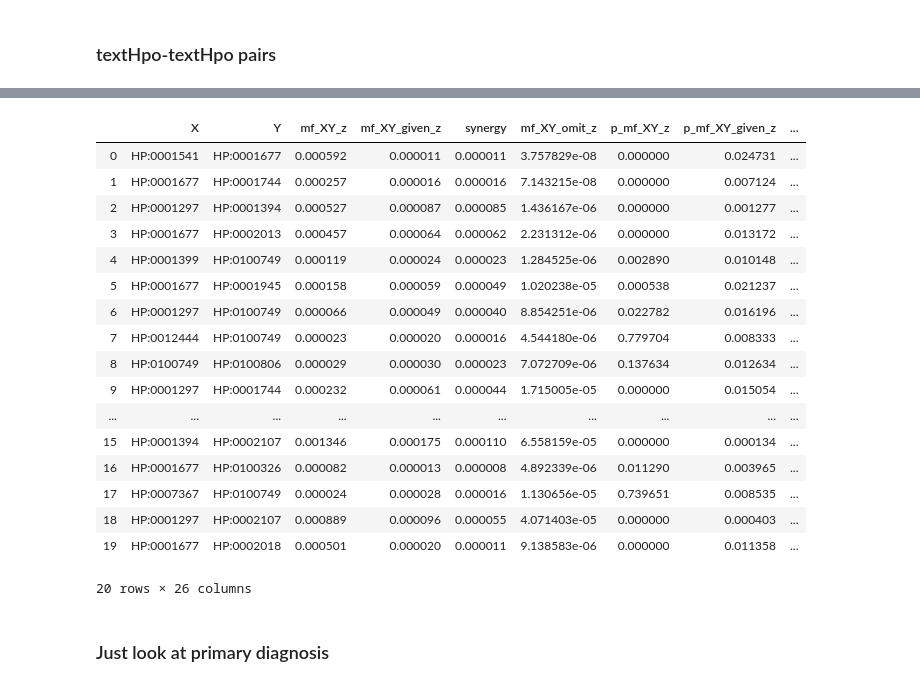
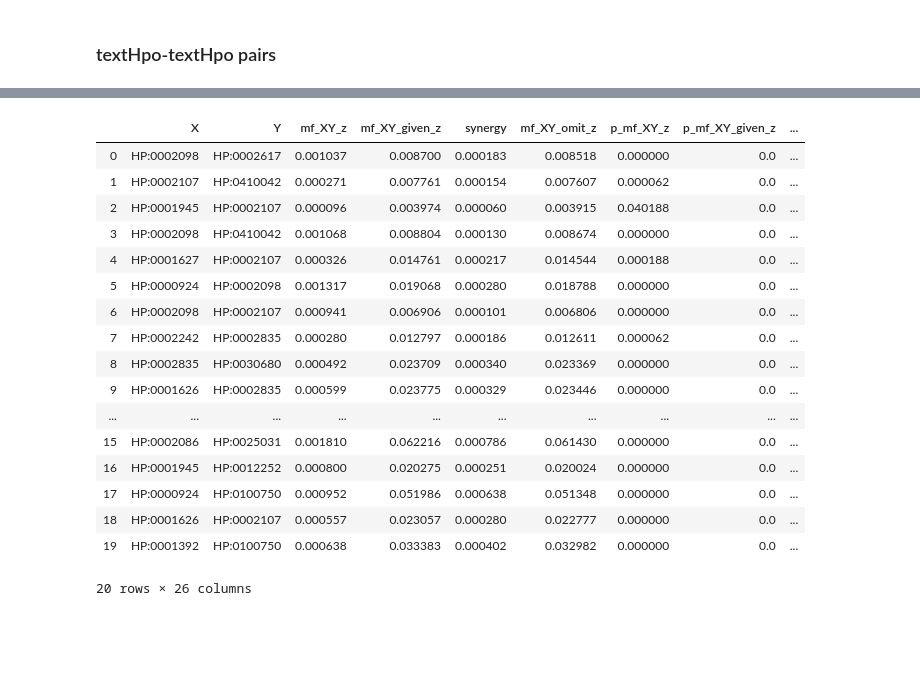
Before and after one commit to TheJacksonLaboratory/MIMIC_HPO, a Jupyter notebook: src/main/notebooks/interpretation.ipynb, the cells around one changed output, grey strips where cells are left out. Cells and saved outputs as stored; diff of their text form; code cells hidden in the pictures; blank space fills up the shorter version.

```diff
--- a/src/main/notebooks/interpretation.ipynb
+++ b/src/main/notebooks/interpretation.ipynb
@@ -221,11 +226,18 @@ def load_p_values(path):
 
 convert_to_percent = np.vectorize(lambda x: ' {:.2f}%'.format(x * 100))
 # %%
-with open('../../../data/mf_regarding_diseases/primary_only/summaries_diagnosis_textHpo_labHpo.obj', 'rb') as f:
+primary_only = True
+if primary_only:
+    diag_dir = "primary_only"
+else:
+    diag_dir = "primary_and_secondary"
+
+
+with open('../../../data/mf_regarding_diseases/{}/summaries_diagnosis_textHpo_labHpo.obj'.format(diag_dir), 'rb') as f:
     summaries_diagnosis_textHpo_labHpo = pickle.load(f)
-with open('../../../data/mf_regarding_diseases/primary_only/summaries_diagnosis_textHpo_textHpo.obj', 'rb') as f:
+with open('../../../data/mf_regarding_diseases/{}/summaries_diagnosis_textHpo_textHpo.obj'.format(diag_dir), 'rb') as f:
     summaries_diagnosis_textHpo_textHpo = pickle.load(f)
-with open('../../../data/mf_regarding_diseases/primary_only/summaries_diagnosis_labHpo_labHpo.obj', 'rb') as f:
+with open('../../../data/mf_regarding_diseases/{}/summaries_diagnosis_labHpo_labHpo.obj'.format(diag_dir), 'rb') as f:
     summaries_diagnosis_labHpo_labHpo = pickle.load(f)
 # %%
 summaries_diagnosis_textHpo_labHpo.keys()
@@ -488,9 +502,9 @@ nodes.to_csv('../../../data/mf_regarding_diseases/primary_only/cytoscape/nodes_l
 # %% [markdown]
 ### textHpo-textHpo pairs
 # %%
-disease = '584'
+disease = '493'
 mf_diagnosis_phenotypes = mf.MutualInfoXYz(summaries_diagnosis_textHpo_textHpo[disease])
-p_values = load_p_values('../../../data/mf_regarding_diseases/primary_only/{}/p_value_textHpo_textHpo_{}_primary_only.obj'.format(disease, disease))
+p_values = load_p_values('../../../data/mf_regarding_diseases/{}/{}/p_value_textHpo_textHpo_{}_{}.obj'.format(diag_dir, disease, disease, diag_dir))
 
 df_mf_Xz, df_mf_Yz, df_mf_XY_z = mf_dataframes(mf_diagnosis_phenotypes, p_values['mf_Xz'], p_values['mf_Yz'], \
                                                p_values['mf_XY_z'], p_values['mf_XY_given_z'], p_values['synergy'], \
@@ -566,35 +580,35 @@ df_mf_vs_conditional_mf.head()
 # %%
 df_mf_vs_conditional_mf = df_mf_XY_z_filtered
 df_mf_vs_conditional_mf = df_mf_vs_conditional_mf \
     .assign(mf_ratio=df_mf_vs_conditional_mf.mf_XY_given_z/df_mf_vs_conditional_mf.mf_XY_omit_z) \
     .sort_values(by='mf_ratio', ascending=False) \
     .reset_index(drop=True)
 df_mf_vs_conditional_mf \
     .rename(columns={'X': 'P1', 'Y': 'P2',
                      'mf_Xz': 'mf_P1_diag', 'mf_Yz': 'mf_P2_diag', 'mf_XY_z': 'mf_P1P2_diag', 'mf_XY_given_z': 'mf_P1P2_given_diag',
                     'p_mf_Xz': 'p_mf_P1_diag', 'p_mf_Yz': 'p_mf_P2_diag', 'p_mf_XY_z': 'p_mf_P1P2_diag', 'p_mf_XY_given_z': 'p_mf_P1P2_given_diag',
                     'mf_XY_omit_z': 'mf_P1P2_omit_diag', 'p_mf_XY_omit_z': 'p_mf_P1P2_omit_diag'}) \
     .loc[:, ['P1', 'P2', 'mf_P1P2_omit_diag', 'mf_P1P2_given_diag', 'p_mf_P1P2_omit_diag', 'p_mf_P1P2_given_diag', 'mf_ratio', 'P1_label', 'P2_label', '+++', '++-', '+-+', '+--', '-++', '-+-', '--+', '---', 'sum', 'synergy', 'p_synergy']] \
-    .to_csv('../../../data/mf_regarding_diseases/primary_only/df_mf_ratio_textHpo_textHpo_{}.csv'.format(disease))
+    .to_csv('../../../data/mf_regarding_diseases/{}/df_mf_ratio_textHpo_textHpo_{}.csv'.format(diag_dir, disease))
 df_mf_vs_conditional_mf.head(n=20)
 # %% [output]
 |  | X | Y | mf_XY_z | mf_XY_given_z | synergy | mf_XY_omit_z | p_mf_XY_z | p_mf_XY_given_z | ... |
-| 0 | HP:0001541 | HP:0001677 | 0.000592 | 0.000011 | 0.000011 | 3.757829e-08 | 0.000000 | 0.024731 | ... |
-| 1 | HP:0001677 | HP:0001744 | 0.000257 | 0.000016 | 0.000016 | 7.143215e-08 | 0.000000 | 0.007124 | ... |
-| 2 | HP:0001297 | HP:0001394 | 0.000527 | 0.000087 | 0.000085 | 1.436167e-06 | 0.000000 | 0.001277 | ... |
-| 3 | HP:0001677 | HP:0002013 | 0.000457 | 0.000064 | 0.000062 | 2.231312e-06 | 0.000000 | 0.013172 | ... |
-| 4 | HP:0001399 | HP:0100749 | 0.000119 | 0.000024 | 0.000023 | 1.284525e-06 | 0.002890 | 0.010148 | ... |
-| 5 | HP:0001677 | HP:0001945 | 0.000158 | 0.000059 | 0.000049 | 1.020238e-05 | 0.000538 | 0.021237 | ... |
-| 6 | HP:0001297 | HP:0100749 | 0.000066 | 0.000049 | 0.000040 | 8.854251e-06 | 0.022782 | 0.016196 | ... |
-| 7 | HP:0012444 | HP:0100749 | 0.000023 | 0.000020 | 0.000016 | 4.544180e-06 | 0.779704 | 0.008333 | ... |
-| 8 | HP:0100749 | HP:0100806 | 0.000029 | 0.000030 | 0.000023 | 7.072709e-06 | 0.137634 | 0.012634 | ... |
-| 9 | HP:0001297 | HP:0001744 | 0.000232 | 0.000061 | 0.000044 | 1.715005e-05 | 0.000000 | 0.015054 | ... |
+| 0 | HP:0002098 | HP:0002617 | 0.001037 | 0.008700 | 0.000183 | 0.008518 | 0.000000 | 0.0 | ... |
+| 1 | HP:0002107 | HP:0410042 | 0.000271 | 0.007761 | 0.000154 | 0.007607 | 0.000062 | 0.0 | ... |
+| 2 | HP:0001945 | HP:0002107 | 0.000096 | 0.003974 | 0.000060 | 0.003915 | 0.040188 | 0.0 | ... |
+| 3 | HP:0002098 | HP:0410042 | 0.001068 | 0.008804 | 0.000130 | 0.008674 | 0.000000 | 0.0 | ... |
+| 4 | HP:0001627 | HP:0002107 | 0.000326 | 0.014761 | 0.000217 | 0.014544 | 0.000188 | 0.0 | ... |
+| 5 | HP:0000924 | HP:0002098 | 0.001317 | 0.019068 | 0.000280 | 0.018788 | 0.000000 | 0.0 | ... |
+| 6 | HP:0002098 | HP:0002107 | 0.000941 | 0.006906 | 0.000101 | 0.006806 | 0.000000 | 0.0 | ... |
+| 7 | HP:0002242 | HP:0002835 | 0.000280 | 0.012797 | 0.000186 | 0.012611 | 0.000062 | 0.0 | ... |
+| 8 | HP:0002835 | HP:0030680 | 0.000492 | 0.023709 | 0.000340 | 0.023369 | 0.000000 | 0.0 | ... |
+| 9 | HP:0001626 | HP:0002835 | 0.000599 | 0.023775 | 0.000329 | 0.023446 | 0.000000 | 0.0 | ... |
 | ... | ... | ... | ... | ... | ... | ... | ... | ... | ... |
-| 15 | HP:0001394 | HP:0002107 | 0.001346 | 0.000175 | 0.000110 | 6.558159e-05 | 0.000000 | 0.000134 | ... |
-| 16 | HP:0001677 | HP:0100326 | 0.000082 | 0.000013 | 0.000008 | 4.892339e-06 | 0.011290 | 0.003965 | ... |
-| 17 | HP:0007367 | HP:0100749 | 0.000024 | 0.000028 | 0.000016 | 1.130656e-05 | 0.739651 | 0.008535 | ... |
-| 18 | HP:0001297 | HP:0002107 | 0.000889 | 0.000096 | 0.000055 | 4.071403e-05 | 0.000000 | 0.000403 | ... |
-| 19 | HP:0001677 | HP:0002018 | 0.000501 | 0.000020 | 0.000011 | 9.138583e-06 | 0.000000 | 0.011358 | ... |
+| 15 | HP:0002086 | HP:0025031 | 0.001810 | 0.062216 | 0.000786 | 0.061430 | 0.000000 | 0.0 | ... |
+| 16 | HP:0001945 | HP:0012252 | 0.000800 | 0.020275 | 0.000251 | 0.020024 | 0.000000 | 0.0 | ... |
+| 17 | HP:0000924 | HP:0100750 | 0.000952 | 0.051986 | 0.000638 | 0.051348 | 0.000000 | 0.0 | ... |
+| 18 | HP:0001626 | HP:0002107 | 0.000557 | 0.023057 | 0.000280 | 0.022777 | 0.000000 | 0.0 | ... |
+| 19 | HP:0001392 | HP:0100750 | 0.000638 | 0.033383 | 0.000402 | 0.032982 | 0.000000 | 0.0 | ... |
 20 rows × 26 columns
 # %%
 # save data for cytoscape
@@ -623,2 +636,0 @@ nodes.to_csv('../../../data/mf_regarding_diseases/primary_only/cytoscape/nodes_t
-# %% [markdown]
-### Just look at primary diagnosis
```
Also changed, not shown: parts of 45 cells of this notebook, 1 other file.
